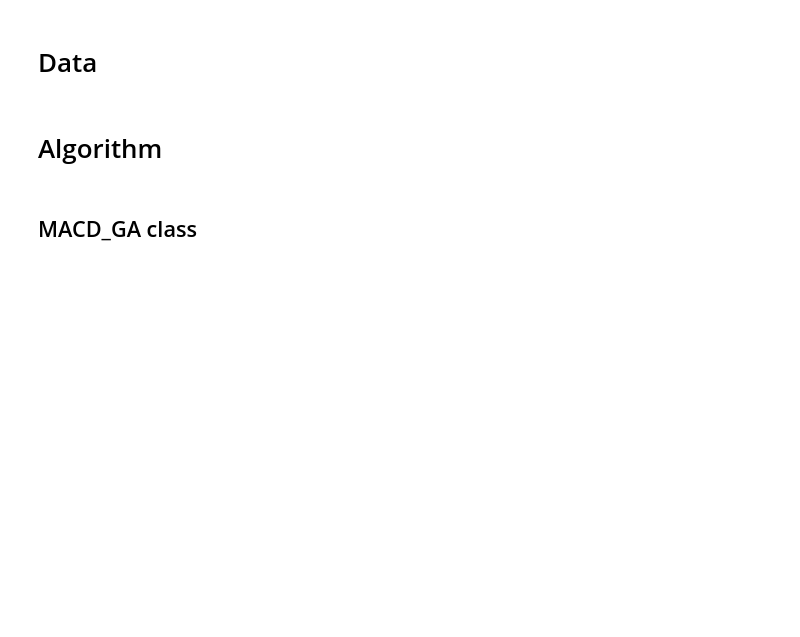
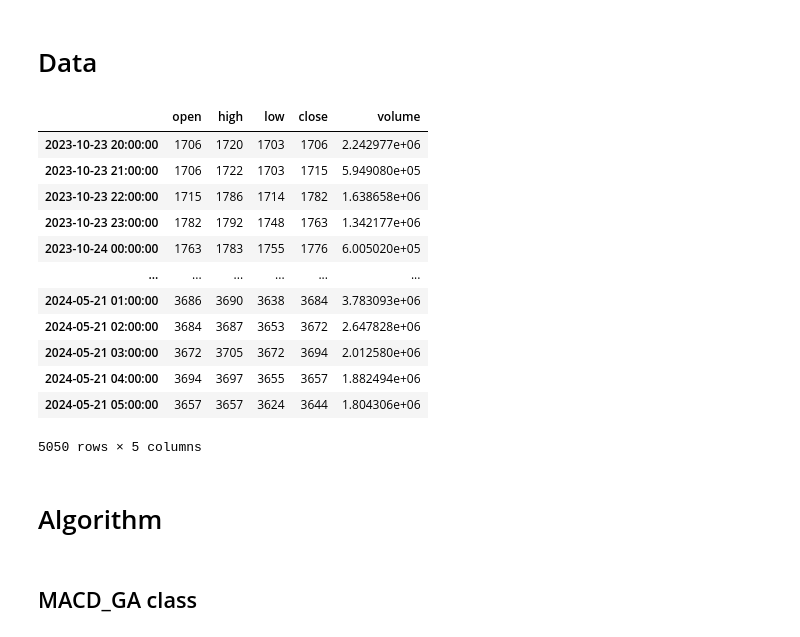
Before and after one commit to ArvinEsfandiari/RevIN-MACD-CNNxLSTM, a Jupyter notebook: src/genetic/Genetic_v4_dwt.ipynb, the cells around one changed output. Saved outputs shown, nothing was run; the diff lists cells and outputs as text; code cells hidden in the pictures; blank space fills up the shorter version.

```diff
--- a/src/genetic/Genetic_v4_dwt.ipynb
+++ b/src/genetic/Genetic_v4_dwt.ipynb
@@ -54,6 +54,22 @@ signal_price = 'smoothed_data'
 real_price = 'close'
 
 clear_output()
+# %%
+working_dataset
+# %% [output]
+|  | open | high | low | close | volume |
+| 2023-10-23 20:00:00 | 1706 | 1720 | 1703 | 1706 | 2.242977e+06 |
+| 2023-10-23 21:00:00 | 1706 | 1722 | 1703 | 1715 | 5.949080e+05 |
+| 2023-10-23 22:00:00 | 1715 | 1786 | 1714 | 1782 | 1.638658e+06 |
+| 2023-10-23 23:00:00 | 1782 | 1792 | 1748 | 1763 | 1.342177e+06 |
+| 2023-10-24 00:00:00 | 1763 | 1783 | 1755 | 1776 | 6.005020e+05 |
+| ... | ... | ... | ... | ... | ... |
+| 2024-05-21 01:00:00 | 3686 | 3690 | 3638 | 3684 | 3.783093e+06 |
+| 2024-05-21 02:00:00 | 3684 | 3687 | 3653 | 3672 | 2.647828e+06 |
+| 2024-05-21 03:00:00 | 3672 | 3705 | 3672 | 3694 | 2.012580e+06 |
+| 2024-05-21 04:00:00 | 3694 | 3697 | 3655 | 3657 | 1.882494e+06 |
+| 2024-05-21 05:00:00 | 3657 | 3657 | 3624 | 3644 | 1.804306e+06 |
+5050 rows × 5 columns
 # %% [markdown]
 # Algorithm
 # %% [markdown]
```
Also changed, not shown: parts of 4 cells of this notebook, 5 other files.
